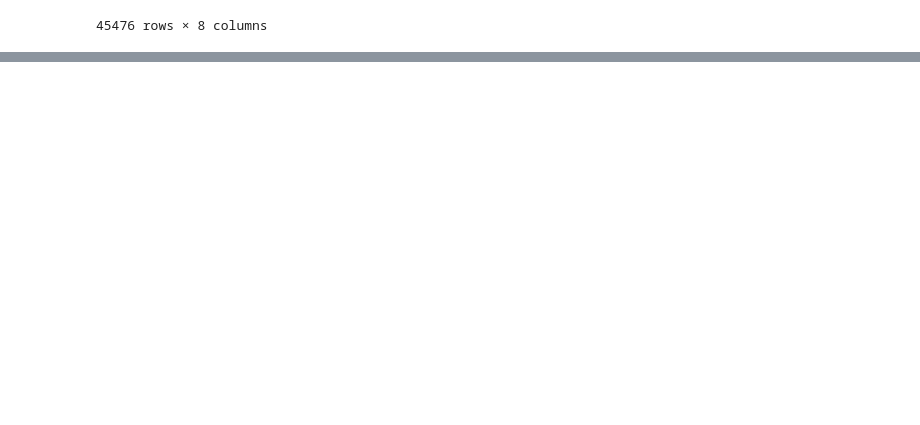
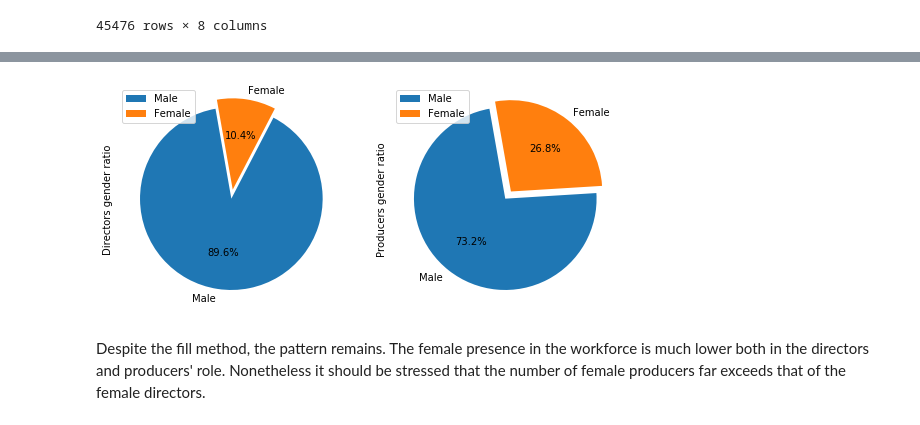
Before and after one commit to Dibmar/DAANMO_Project, a Jupyter notebook: Projects/DAANMO/credits_exp.ipynb, the cells around one changed output, grey strips where cells are left out. Saved outputs shown, nothing was run; the diff lists cells and outputs as text; code cells hidden in the pictures; blank space fills up the shorter version.

```diff
--- a/Projects/DAANMO/credits_exp.ipynb
+++ b/Projects/DAANMO/credits_exp.ipynb
@@ -300,0 +400,12 @@ crew.iloc[2,0]
+# %%
+# NaN replace for None and Backwards Fill
+directors['directors_gender'] = directors['directors_gender'].replace('NaN', None)
+directors['directors_gender'] = directors['directors_gender'].fillna(method='bfill')
+
+producers['producers_gender'] = producers['producers_gender'].replace('NaN', None)
+producers['producers_gender'] =  producers['producers_gender'].fillna(method='bfill')
+# %%
+dir_gend_count2 = directors.directors_gender.value_counts()
+pro_gend_count2 = producers.producers_gender.value_counts()
+
+print(f'Directors:\n{dir_gend_count2}\n\nProducers:\n{pro_gend_count2}')
@@ -300,0 +422,9 @@ crew.iloc[2,0]
+# %%
+df2 = pd.DataFrame({'Directors gender ratio':dir_gend_count2, 'Producers gender ratio':pro_gend_count2})
+
+explode = 0, 0.1
+plot = df2.plot.pie(subplots=True, figsize=(9, 6), startangle=100, autopct='%1.1f%%', explode= explode)
+# %% [output]
+[figure, added]
+# %% [markdown]
+Despite the fill method, the pattern remains. The female presence in the workforce is much lower both in the directors and producers' role. Nonetheless it should be stressed that the number of female producers far exceeds that of the female directors.
```
Also changed, not shown: parts of 19 cells of this notebook, 1 other file.
